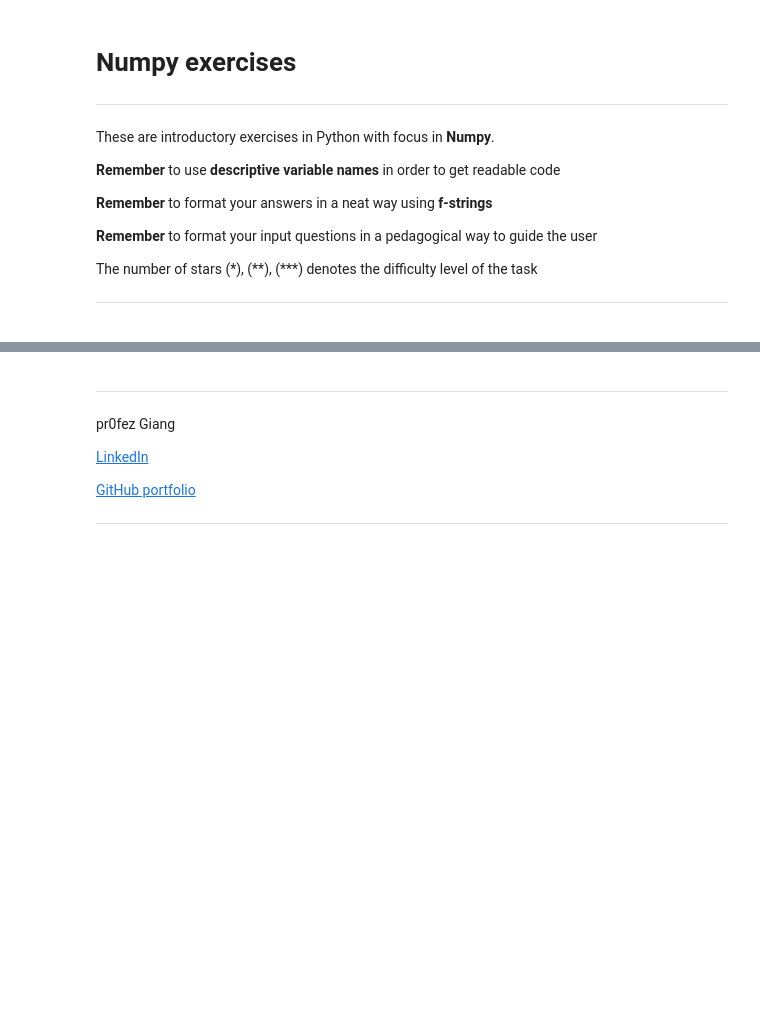
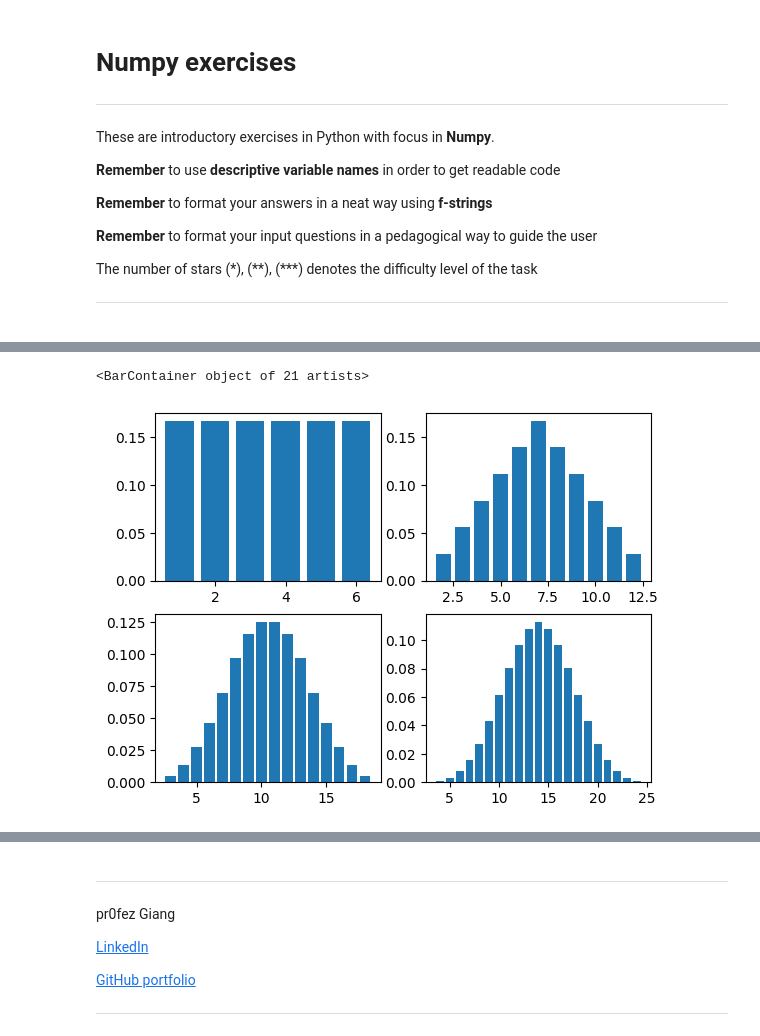
Before and after one commit to joan17920-lab/Python-programming-Joan-Z, a Jupyter notebook: Exercises/E10-numpy.ipynb, the cells around one changed output, grey strips where cells are left out. Cells and saved outputs as stored; diff of their text form; code cells hidden in the pictures; blank space fills up the shorter version.

```diff
--- a/Exercises/E10-numpy.ipynb
+++ b/Exercises/E10-numpy.ipynb
@@ -142,3 +214,33 @@ We see that when we sum several uniformly distributed random variables we will a
+# %%
+import numpy as np
+import matplotlib.pyplot as plt
+
+def frequence (outcome):
+    uniq, counts = np.unique (outcome, return_counts=True)
+    f = counts/np.size(outcome)
+    return uniq, counts, f
+
+
+
+a_1, b_1, c_1 = frequence([1,2,3,4,5,6])
+x_2,y_2 = np.meshgrid(range(1,7),range(1,7))
+outcome_2=x_2+y_2
+a_2,b_2,c_2 = frequence(outcome_2)
+x_3,y_3,z_3 = np.meshgrid(range(1,7),range(1,7),range(1,7))
+outcome_3 = x_3+y_3+z_3
+a_3,b_3,c_3 = frequence (outcome_3)
+x_4,y_4,z_4,d_4 = np.meshgrid(range(1,7),range(1,7),range(1,7),range(1,7))
+outcome_4 = x_4+y_4+z_4+d_4
+a_4,b_4,c_4 = frequence(outcome_4)
+
+fig,axs = plt.subplots(2,2)
+axs[0,0].bar(a_1,c_1)
+axs[0,1].bar(a_2,c_2)
+axs[1,0].bar(a_3,c_3)
+axs[1,1].bar(a_4,c_4)
+# %% [output]
+<BarContainer object of 21 artists>
+[figure, added]
 # %% [markdown]
 ---
 ## 3. Monte Carlo simulation (**)
```
Also changed, not shown: parts of 6 cells of this notebook, 1 other file.
